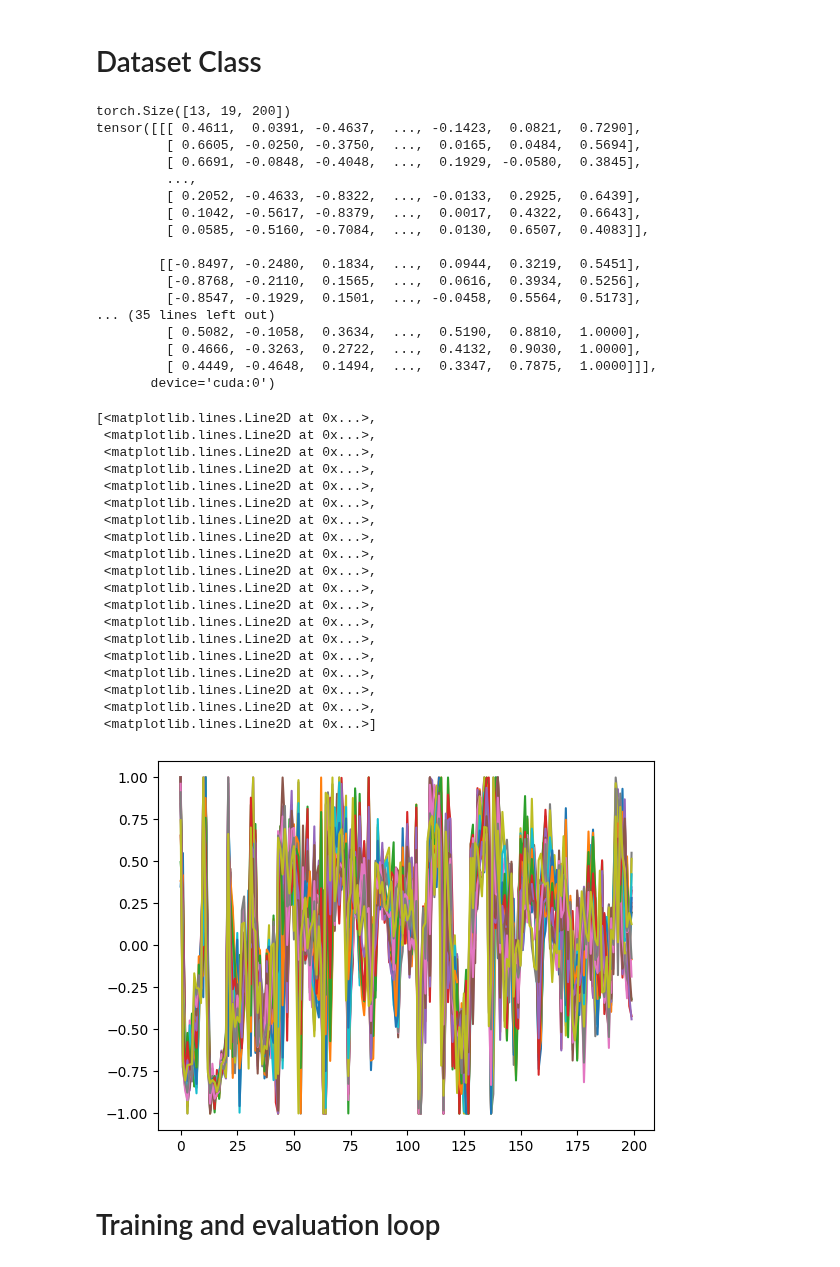
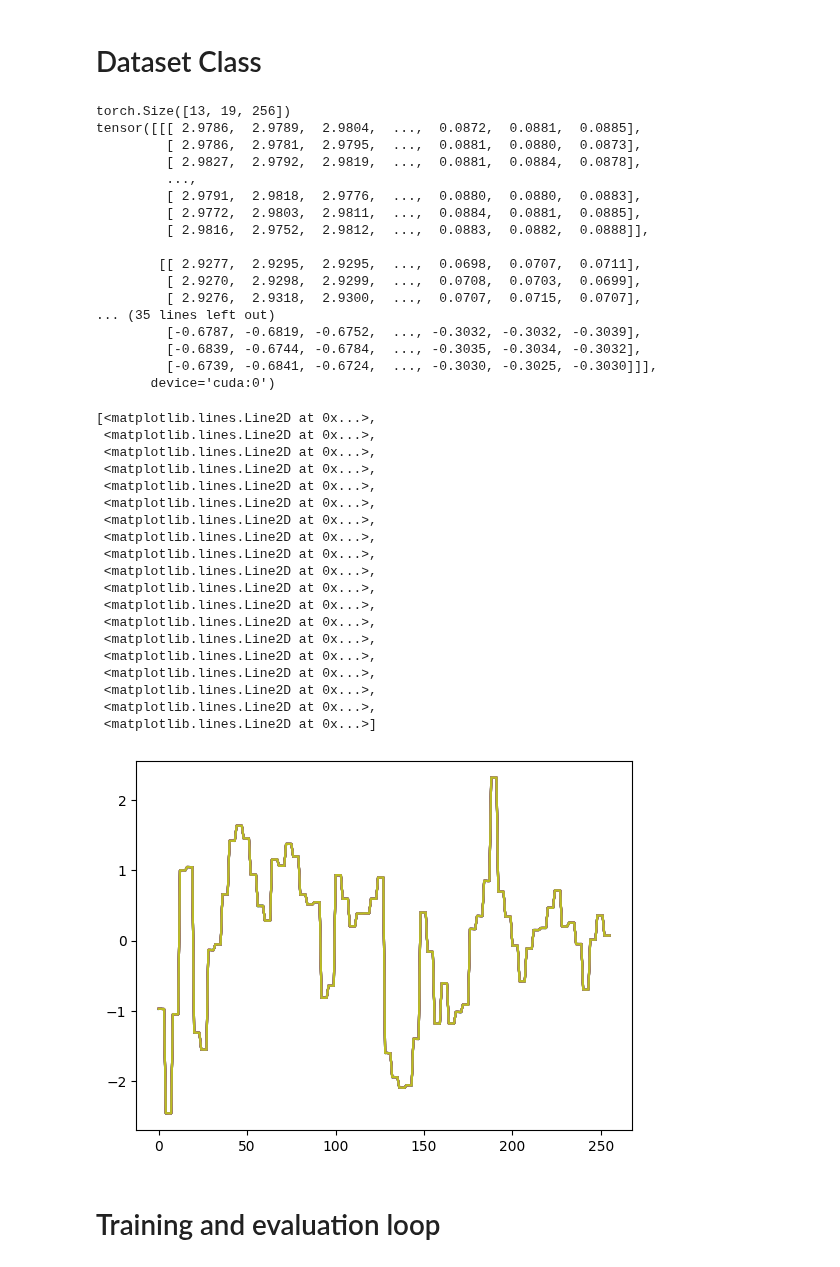
Before and after one commit to armecirkelen4/EEG-annotation, a Jupyter notebook: EEGNet-PyTorch.ipynb, the cells around one changed output. Saved outputs shown, nothing was run; the diff lists cells and outputs as text; code cells hidden in the pictures.

```diff
--- a/EEGNet-PyTorch.ipynb
+++ b/EEGNet-PyTorch.ipynb
@@ -184,7 +176,7 @@ class EEGDataset(Dataset):
     def __getitem__(self, idx):
         # Access the epoch and corresponding label
         data = self.df[idx]  # data shape: (3800)
-        data = data.reshape(200,19).T  # shape: (19, 200)
+        data = data.reshape(256,19).T  # shape: (19, 200)
         label = self.labels[idx]  # label shape: (1)
 
         # Ensure the data is converted to float tensor
@@ -201,47 +193,47 @@ dataloader = DataLoader(dataset, batch_size=13, shuffle=True)
 
 print(next(iter(dataloader))[0].shape)
 print(next(iter(dataloader))[0])
 # plot an epoch from a batch
 import matplotlib.pyplot as plt
 plt.plot(next(iter(dataloader))[0][0].cpu().numpy().T)
 # %% [output]
-torch.Size([13, 19, 200])
-tensor([[[ 0.4611,  0.0391, -0.4637,  ..., -0.1423,  0.0821,  0.7290],
-         [ 0.6605, -0.0250, -0.3750,  ...,  0.0165,  0.0484,  0.5694],
-         [ 0.6691, -0.0848, -0.4048,  ...,  0.1929, -0.0580,  0.3845],
+torch.Size([13, 19, 256])
+tensor([[[ 2.9786,  2.9789,  2.9804,  ...,  0.0872,  0.0881,  0.0885],
+         [ 2.9786,  2.9781,  2.9795,  ...,  0.0881,  0.0880,  0.0873],
+         [ 2.9827,  2.9792,  2.9819,  ...,  0.0881,  0.0884,  0.0878],
          ...,
-         [ 0.2052, -0.4633, -0.8322,  ..., -0.0133,  0.2925,  0.6439],
-         [ 0.1042, -0.5617, -0.8379,  ...,  0.0017,  0.4322,  0.6643],
-         [ 0.0585, -0.5160, -0.7084,  ...,  0.0130,  0.6507,  0.4083]],
+         [ 2.9791,  2.9818,  2.9776,  ...,  0.0880,  0.0880,  0.0883],
+         [ 2.9772,  2.9803,  2.9811,  ...,  0.0884,  0.0881,  0.0885],
+         [ 2.9816,  2.9752,  2.9812,  ...,  0.0883,  0.0882,  0.0888]],
 
-        [[-0.8497, -0.2480,  0.1834,  ...,  0.0944,  0.3219,  0.5451],
-         [-0.8768, -0.2110,  0.1565,  ...,  0.0616,  0.3934,  0.5256],
-         [-0.8547, -0.1929,  0.1501,  ..., -0.0458,  0.5564,  0.5173],
+        [[ 2.9277,  2.9295,  2.9295,  ...,  0.0698,  0.0707,  0.0711],
+         [ 2.9270,  2.9298,  2.9299,  ...,  0.0708,  0.0703,  0.0699],
+         [ 2.9276,  2.9318,  2.9300,  ...,  0.0707,  0.0715,  0.0707],
 ... (35 lines left out)
-         [ 0.5082, -0.1058,  0.3634,  ...,  0.5190,  0.8810,  1.0000],
-         [ 0.4666, -0.3263,  0.2722,  ...,  0.4132,  0.9030,  1.0000],
-         [ 0.4449, -0.4648,  0.1494,  ...,  0.3347,  0.7875,  1.0000]]],
+         [-0.6787, -0.6819, -0.6752,  ..., -0.3032, -0.3032, -0.3039],
+         [-0.6839, -0.6744, -0.6784,  ..., -0.3035, -0.3034, -0.3032],
+         [-0.6739, -0.6841, -0.6724,  ..., -0.3030, -0.3025, -0.3030]]],
        device='cuda:0')
 [<matplotlib.lines.Line2D at 0x...>,
  <matplotlib.lines.Line2D at 0x...>,
  <matplotlib.lines.Line2D at 0x...>,
  <matplotlib.lines.Line2D at 0x...>,
  <matplotlib.lines.Line2D at 0x...>,
  <matplotlib.lines.Line2D at 0x...>,
  <matplotlib.lines.Line2D at 0x...>,
  <matplotlib.lines.Line2D at 0x...>,
  <matplotlib.lines.Line2D at 0x...>,
  <matplotlib.lines.Line2D at 0x...>,
  <matplotlib.lines.Line2D at 0x...>,
  <matplotlib.lines.Line2D at 0x...>,
  <matplotlib.lines.Line2D at 0x...>,
  <matplotlib.lines.Line2D at 0x...>,
  <matplotlib.lines.Line2D at 0x...>,
  <matplotlib.lines.Line2D at 0x...>,
  <matplotlib.lines.Line2D at 0x...>,
  <matplotlib.lines.Line2D at 0x...>,
  <matplotlib.lines.Line2D at 0x...>]
-[figure, old version]
+[figure, new version]
 # %% [markdown]
 # Training and evaluation loop
 # %%
```
Also changed, not shown: parts of 4 cells of this notebook, 5 other files.
